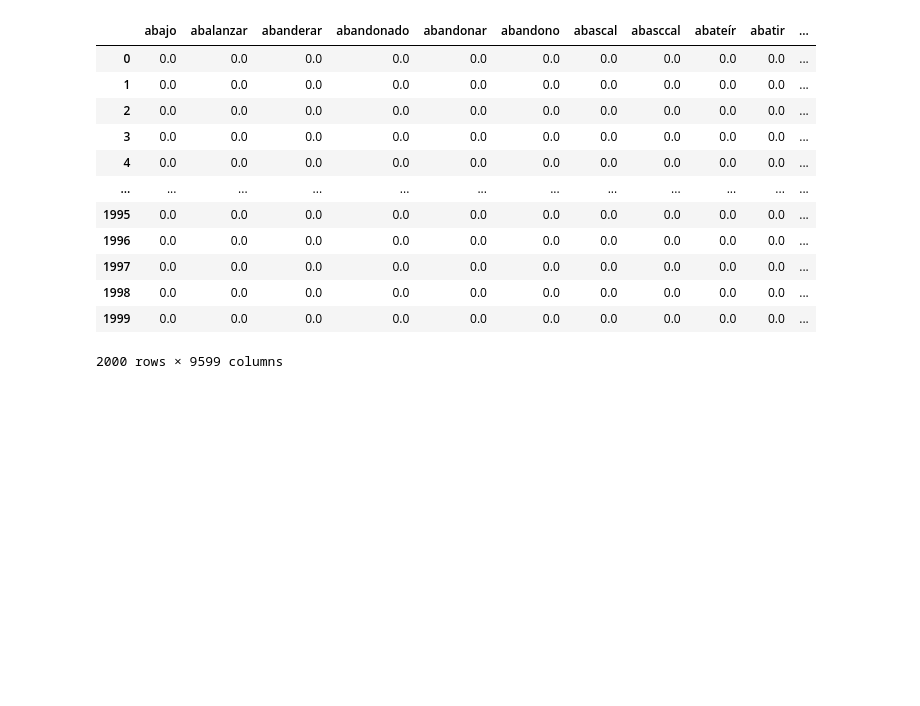
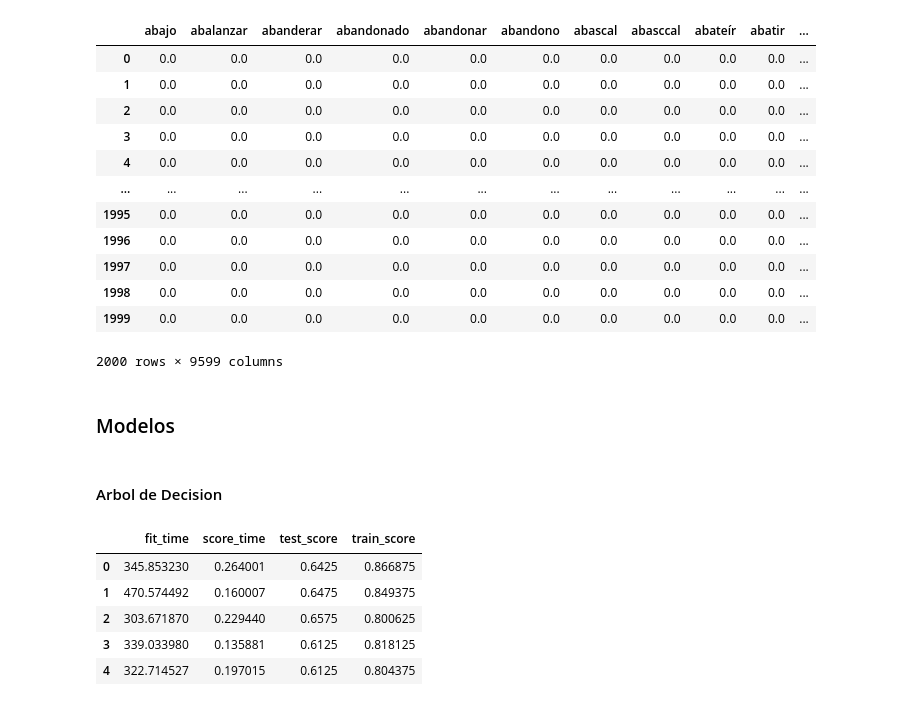
Before and after one commit to LautaroSantos8/IES21, a Jupyter notebook: 4to cuatrimestre/PLN/TP_IEFI.ipynb, the cells around one changed output. Drawn from its saved outputs; the diff is of its cells as text; code cells hidden in the pictures; blank space fills up the shorter version.

```diff
--- a/4to cuatrimestre/PLN/TP_IEFI.ipynb
+++ b/4to cuatrimestre/PLN/TP_IEFI.ipynb
@@ -189,9 +186,8 @@ df_vector
 | 1998 | 0.0 | 0.0 | 0.0 | 0.0 | 0.0 | 0.0 | 0.0 | 0.0 | 0.0 | 0.0 | ... |
 | 1999 | 0.0 | 0.0 | 0.0 | 0.0 | 0.0 | 0.0 | 0.0 | 0.0 | 0.0 | 0.0 | ... |
 2000 rows × 9599 columns
+# %%
+df_vector=shuffle(df_vector, random_state=123)
 # %%
 x= df_vector.drop('class',axis=1)
 y= df_vector['class']
-# %%
-from sklearn.utils import shuffle
-x,y=shuffle(x,y, random_state=123)
@@ -197,0 +196,2 @@ x,y=shuffle(x,y, random_state=123)
+# %% [markdown]
+### Modelos
@@ -197,0 +204,38 @@ x,y=shuffle(x,y, random_state=123)
+# %%
+# Creamos los folds externos
+skfold_outer = StratifiedKFold(n_splits=5, shuffle=True, random_state=123)
+
+# Creamos los folds internos
+skfold_inner = StratifiedKFold(n_splits=3, shuffle=True, random_state=123)
+# %% [markdown]
+#### Arbol de Decision
+# %%
+# Instanciamos el estimador
+arbol= DecisionTreeClassifier(random_state=123)
+
+# Creamos la grilla de hiperparametros a probar
+param_grid_arbol = [{'max_depth':[35,40,45], 'criterion':['gini','entropy']}]
+
+# Creamos el inner CV (GSCV para buscar los mejores hiperparámetros con los k folds internos)
+gscv_arbol = GridSearchCV(estimator=arbol,
+                    param_grid=param_grid_arbol,
+                    scoring='accuracy',
+                    n_jobs=-1,
+                    cv=skfold_inner,
+                    verbose=0,
+                    refit=True)
+
+# Ahora creamos el outer CV para evaluar el inner CV para cada fold externo
+# Recordar que cross_val_score/cross_validate realiza el .fit y .predict internamente
+# Tener en cuenta que el .predict lo realiza sobre el modelo que tuvo mejores resultados en el entrenamiento (gscv_knn.best_estimator_)
+nested_cv_arbol = cross_validate(gscv_arbol, X=x, y=y, cv=skfold_outer, return_train_score=True)
+
+result_cv_arbol = pd.DataFrame(nested_cv_arbol)
+result_cv_arbol
+# %% [output]
+|  | fit_time | score_time | test_score | train_score |
+| 0 | 345.853230 | 0.264001 | 0.6425 | 0.866875 |
+| 1 | 470.574492 | 0.160007 | 0.6475 | 0.849375 |
+| 2 | 303.671870 | 0.229440 | 0.6575 | 0.800625 |
+| 3 | 339.033980 | 0.135881 | 0.6125 | 0.818125 |
+| 4 | 322.714527 | 0.197015 | 0.6125 | 0.804375 |
```
Also changed, not shown: parts of 24 cells of this notebook, 14 other files.
